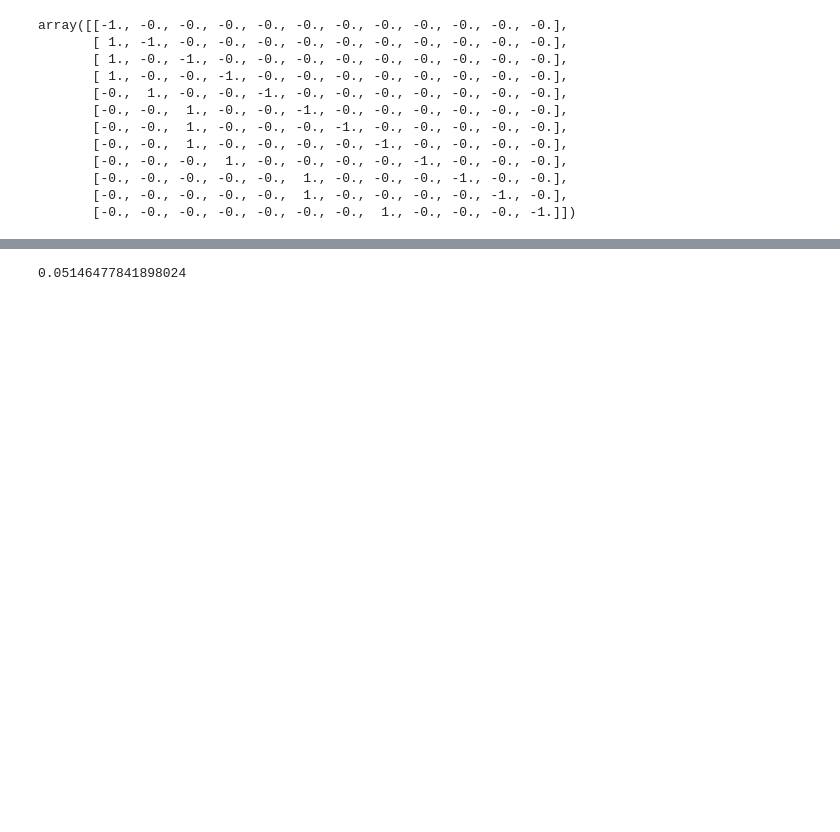
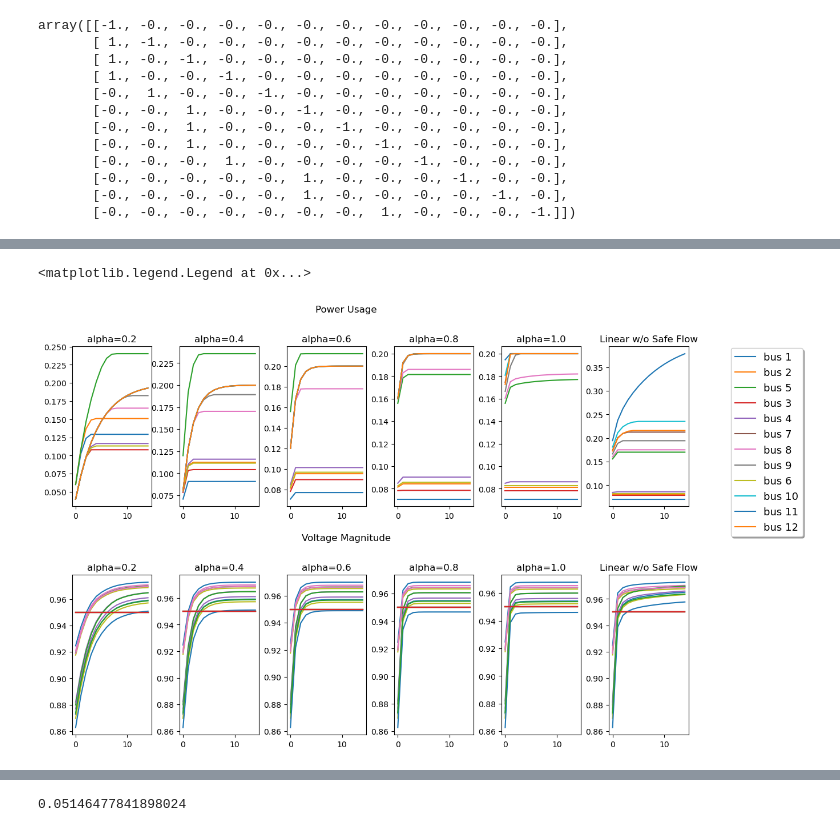
Before and after one commit to JieFeng-cse/steady-state-and-transient-for-voltage-control, a Jupyter notebook: IEEE_13bus_pandapower.ipynb, the cells around one changed output, grey strips where cells are left out. Saved outputs shown, nothing was run; the diff lists cells and outputs as text; code cells hidden in the pictures; blank space fills up the shorter version.

```diff
--- a/IEEE_13bus_pandapower.ipynb
+++ b/IEEE_13bus_pandapower.ipynb
@@ -275,3 +127,9 @@ env = IEEE13bus(net, injection_bus)
 # %%
 #Suppose q = 0, then v(0) should be v^{par}
 # thus the optimal solution q* = (C+X)^{-1}(v^{nom}-v^{par})
+# %%
+def cal_F(q, vpar, state, q_shape):
+    delta_vpar = (np.square(vpar.reshape(q_shape))-np.ones_like(state.reshape(q_shape)))
+    F_value = 0.5*q.T@C@q + 0.5*q.T@(np.square(state.reshape(q_shape))+np.square(vpar.reshape(q_shape))\
+            -2*np.ones_like(state.reshape(q_shape))) #+ 0.5*delta_vpar.T@XX_inv@delta_vpar
+    return F_value
@@ -327,0 +230,11 @@ def test_suc_rate(algm, step_num=100):
+# %%
+state_scenarios = []
+action_scenarios = []
+for j in range(5):
+    alpha = 0.2*(j+1)
+    final_state, F_list,real_action_traj,action_traj,state_list = test_suc_rate('linear',20,10,alpha)
+    state_scenarios.append(np.asarray(state_list[9])[:15,:])
+    action_scenarios.append(np.asarray(real_action_traj[9])[:15,:])
+final_state, F_list,real_action_traj,action_traj,state_list = test_suc_rate('linear',20,10,alpha,linear=True)
+state_scenarios.append(np.asarray(state_list[9])[:15,:])
+action_scenarios.append(np.asarray(real_action_traj[9])[:15,:])
@@ -327,0 +259,28 @@ def test_suc_rate(algm, step_num=100):
+# %%
+fig = plt.figure(figsize=(12, 8))
+fig.suptitle('Performance of Linear Controller with Safe Flow method')
+plt.subplots_adjust(left=0.1, bottom=0.1, right=1, top=0.8, wspace=0.35, hspace=0.1)
+# create 3x1 subfigs
+subfigs = fig.subfigures(nrows=2, ncols=1)
+subfigs[0].suptitle(f'Power Usage')
+subfigs[1].suptitle(f'Voltage Magnitude')
+axs0 = subfigs[0].subplots(nrows=1, ncols=6)
+for i in range(num_agent):
+    for j in range(6):
+        axs0[j].plot(range(15),action_scenarios[j][:,i],label=f'bus {injection_bus[i]}')
+        axs0[j].set_title(f'alpha={0.2*(j+1):.1f}')
+        if j==5:
+            axs0[j].set_title(f'Linear w/o Safe Flow')
+axs1 = subfigs[1].subplots(nrows=1, ncols=6)
+for i in range(num_agent):
+    for j in range(6):
+        axs1[j].plot(range(15),state_scenarios[j][:,i],label=f'bus {injection_bus[i]}')
+        axs1[j].plot(range(15),np.ones_like(range(15))*0.95,label=f'bus {injection_bus[i]}')
+        axs1[j].set_title(f'alpha={0.2*(j+1):.1f}')
+        if j==5:
+            axs1[j].set_title(f'Linear w/o Safe Flow')
+axs0[5].legend(loc='right', bbox_to_anchor=(2.5, 0.4),
+        fancybox=True, shadow=True, ncol=1, prop={"size":13})
+# %% [output]
+<matplotlib.legend.Legend at 0x...>
+[figure, added]
```
Also changed, not shown: parts of 61 cells of this notebook, 7 other files.
